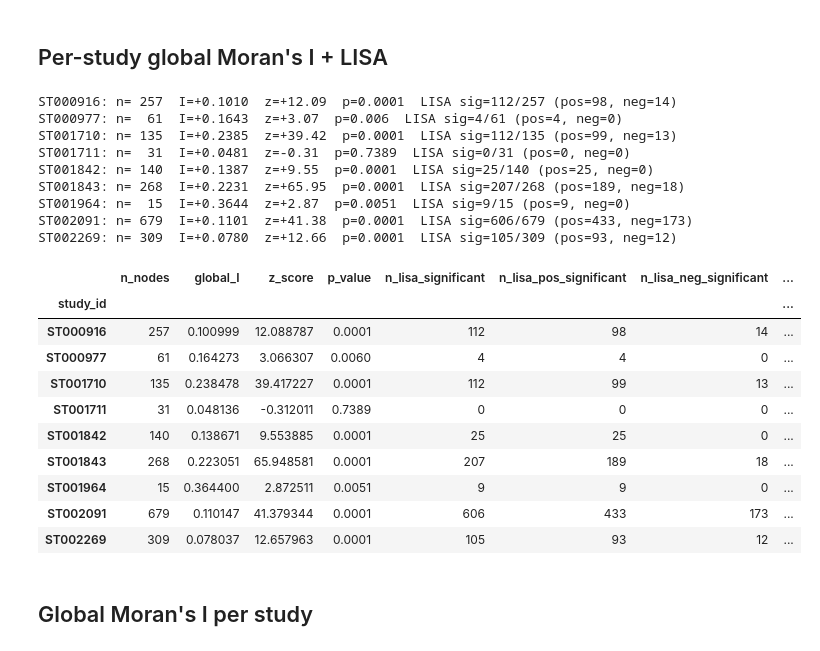
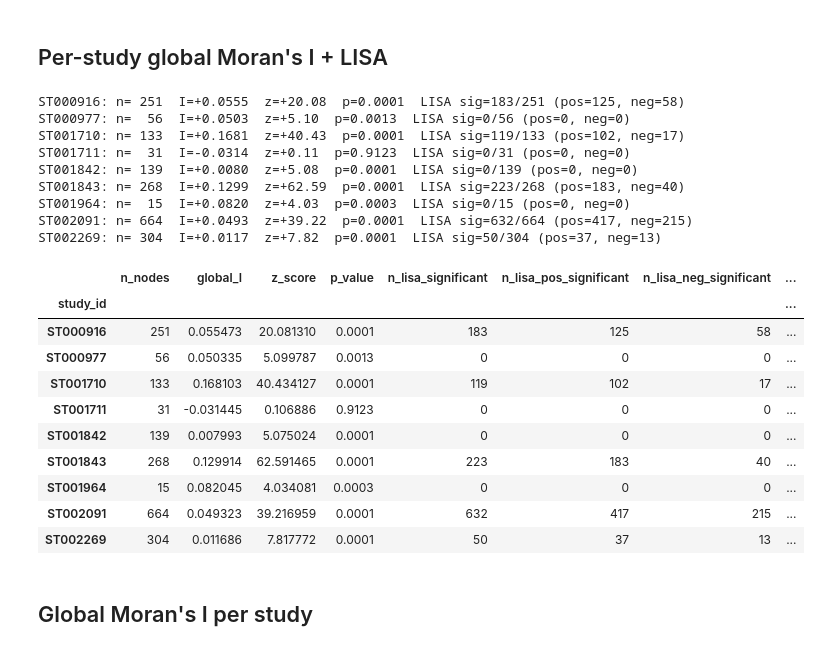
Before and after one commit to saldanB/mw-metabolite-network, a Jupyter notebook: nafld_spatial_autocorrelation_per_study.ipynb, the cells around one changed output. Drawn from its saved outputs; the diff is of its cells as text; code cells hidden in the pictures.

Commit message:
fix LISA leakage (causing inflation) and re-run with clean network (purging nafld studies)

```diff
--- a/nafld_spatial_autocorrelation_per_study.ipynb
+++ b/nafld_spatial_autocorrelation_per_study.ipynb
@@ -50,17 +50,42 @@ core graph (posonly) nodes: 4429
 # %% [markdown]
 ## Moran's I / LISA machinery (same as the main notebook)
 # %%
-# def build_inverse_distance_weights(D):
+# def build_distance_decay_weights(D):
 #     Dv = D.values.astype(float)
 #     np.fill_diagonal(Dv, np.inf)
 #     W = 1.0 / Dv
 #     return W / W.sum(axis=1, keepdims=True)
 
-def build_inverse_distance_weights(D):
-    assert np.all(D>=0), "Distance matrix must be non-negative"
+def build_distance_decay_weights(D, kernel="gaussian"):
+    """Row-standardized spatial weights from a graph-distance matrix.
+
+    Two invariants Moran's I depends on, both previously violated:
+
+    * w_ii = 0 -- a node must not be its own neighbour, otherwise a
+      non-negative z_i**2 term enters every local statistic and inflates it,
+      and the conditional-permutation shortcut in local_moran_test (which
+      assumes w_ii = 0) stops being valid. Setting the DISTANCE diagonal to 0
+      does not achieve this -- a distance matrix already has a zero diagonal,
+      so (1 - 0)**2 handed every node the MAXIMUM self-weight. The diagonal
+      has to go to +inf, so a decreasing kernel sends the weight to 0.
+    * the kernel must be monotone decreasing in distance. (1 - d)**2 is not:
+      it bottoms out at d = 1 and rises again, and with a median graph
+      distance of ~1.1 that put ~77% of the weight mass on pairs whose weight
+      grows with distance.
+    """
+    assert np.all(D >= 0), "Distance matrix must be non-negative"
     Dv = D.values.astype(float)
-    np.fill_diagonal(Dv, 0)
-    W = (1 - Dv)**2
+    np.fill_diagonal(Dv, np.inf)
+
+    if kernel == "gaussian":
+        sigma = np.median(Dv[np.isfinite(Dv)])
+        W = np.exp(-(Dv / sigma) ** 2)
+    elif kernel == "inverse":
+        W = 1.0 / Dv
+    else:
+        raise ValueError(f"unknown kernel: {kernel!r}")
+
+    assert np.all(np.diag(W) == 0), "self-weights must be zero for Moran's I"
     return W / W.sum(axis=1, keepdims=True)
 
 
@@ -153,55 +178,55 @@ for f in study_files:
     x = df.loc[nodes].values.astype(float)
     n = len(nodes)
 
-    W_std = build_inverse_distance_weights(D)
+    W_std = build_distance_decay_weights(D)
     z = x - x.mean()
 
     I_obs, z_score, p_value, _ = global_moran_test(x, W_std, n_perm=N_PERM, rng=rng)
     lisa = run_lisa(x, W_std, nodes, n_perm=N_PERM, rng=rng)
     lisa_by_study[study_id] = lisa
 
     n_pos_sig = (lisa["significant"] & (lisa["local_I"] > 0)).sum()
     n_neg_sig = (lisa["significant"] & (lisa["local_I"] < 0)).sum()
 
     results.append({
         "study_id": study_id,
         "n_nodes": n,
         "global_I": I_obs,
         "z_score": z_score,
         "p_value": p_value,
         "n_lisa_significant": int(lisa["significant"].sum()),
         "n_lisa_pos_significant": int(n_pos_sig),
         "n_lisa_neg_significant": int(n_neg_sig),
         "lisa_pos_ratio": n_pos_sig / n,
         "lisa_neg_ratio": n_neg_sig / n,
     })
 
     print(f"{study_id}: n={n:4d}  I={I_obs:+.4f}  z={z_score:+.2f}  p={p_value:.4g}  "
           f"LISA sig={lisa['significant'].sum()}/{n} (pos={n_pos_sig}, neg={n_neg_sig})")
 
 summary = pd.DataFrame(results).set_index("study_id")
 summary
 # %% [output]
-ST000916: n= 257  I=+0.1010  z=+12.09  p=0.0001  LISA sig=112/257 (pos=98, neg=14)
-ST000977: n=  61  I=+0.1643  z=+3.07  p=0.006  LISA sig=4/61 (pos=4, neg=0)
-ST001710: n= 135  I=+0.2385  z=+39.42  p=0.0001  LISA sig=112/135 (pos=99, neg=13)
-ST001711: n=  31  I=+0.0481  z=-0.31  p=0.7389  LISA sig=0/31 (pos=0, neg=0)
-ST001842: n= 140  I=+0.1387  z=+9.55  p=0.0001  LISA sig=25/140 (pos=25, neg=0)
-ST001843: n= 268  I=+0.2231  z=+65.95  p=0.0001  LISA sig=207/268 (pos=189, neg=18)
-ST001964: n=  15  I=+0.3644  z=+2.87  p=0.0051  LISA sig=9/15 (pos=9, neg=0)
-ST002091: n= 679  I=+0.1101  z=+41.38  p=0.0001  LISA sig=606/679 (pos=433, neg=173)
-ST002269: n= 309  I=+0.0780  z=+12.66  p=0.0001  LISA sig=105/309 (pos=93, neg=12)
+ST000916: n= 251  I=+0.0555  z=+20.08  p=0.0001  LISA sig=183/251 (pos=125, neg=58)
+ST000977: n=  56  I=+0.0503  z=+5.10  p=0.0013  LISA sig=0/56 (pos=0, neg=0)
+ST001710: n= 133  I=+0.1681  z=+40.43  p=0.0001  LISA sig=119/133 (pos=102, neg=17)
+ST001711: n=  31  I=-0.0314  z=+0.11  p=0.9123  LISA sig=0/31 (pos=0, neg=0)
+ST001842: n= 139  I=+0.0080  z=+5.08  p=0.0001  LISA sig=0/139 (pos=0, neg=0)
+ST001843: n= 268  I=+0.1299  z=+62.59  p=0.0001  LISA sig=223/268 (pos=183, neg=40)
+ST001964: n=  15  I=+0.0820  z=+4.03  p=0.0003  LISA sig=0/15 (pos=0, neg=0)
+ST002091: n= 664  I=+0.0493  z=+39.22  p=0.0001  LISA sig=632/664 (pos=417, neg=215)
+ST002269: n= 304  I=+0.0117  z=+7.82  p=0.0001  LISA sig=50/304 (pos=37, neg=13)
 |  | n_nodes | global_I | z_score | p_value | n_lisa_significant | n_lisa_pos_significant | n_lisa_neg_significant | ... |
 | study_id |  |  |  |  |  |  |  | ... |
-| ST000916 | 257 | 0.100999 | 12.088787 | 0.0001 | 112 | 98 | 14 | ... |
-| ST000977 | 61 | 0.164273 | 3.066307 | 0.0060 | 4 | 4 | 0 | ... |
-| ST001710 | 135 | 0.238478 | 39.417227 | 0.0001 | 112 | 99 | 13 | ... |
-| ST001711 | 31 | 0.048136 | -0.312011 | 0.7389 | 0 | 0 | 0 | ... |
-| ST001842 | 140 | 0.138671 | 9.553885 | 0.0001 | 25 | 25 | 0 | ... |
-| ST001843 | 268 | 0.223051 | 65.948581 | 0.0001 | 207 | 189 | 18 | ... |
-| ST001964 | 15 | 0.364400 | 2.872511 | 0.0051 | 9 | 9 | 0 | ... |
-| ST002091 | 679 | 0.110147 | 41.379344 | 0.0001 | 606 | 433 | 173 | ... |
-| ST002269 | 309 | 0.078037 | 12.657963 | 0.0001 | 105 | 93 | 12 | ... |
+| ST000916 | 251 | 0.055473 | 20.081310 | 0.0001 | 183 | 125 | 58 | ... |
+| ST000977 | 56 | 0.050335 | 5.099787 | 0.0013 | 0 | 0 | 0 | ... |
+| ST001710 | 133 | 0.168103 | 40.434127 | 0.0001 | 119 | 102 | 17 | ... |
+| ST001711 | 31 | -0.031445 | 0.106886 | 0.9123 | 0 | 0 | 0 | ... |
+| ST001842 | 139 | 0.007993 | 5.075024 | 0.0001 | 0 | 0 | 0 | ... |
+| ST001843 | 268 | 0.129914 | 62.591465 | 0.0001 | 223 | 183 | 40 | ... |
+| ST001964 | 15 | 0.082045 | 4.034081 | 0.0003 | 0 | 0 | 0 | ... |
+| ST002091 | 664 | 0.049323 | 39.216959 | 0.0001 | 632 | 417 | 215 | ... |
+| ST002269 | 304 | 0.011686 | 7.817772 | 0.0001 | 50 | 37 | 13 | ... |
 # %% [markdown]
 ## Global Moran's I per study
 # %%
```
Also changed, not shown: parts of 11 cells of this notebook, 3 other files.
